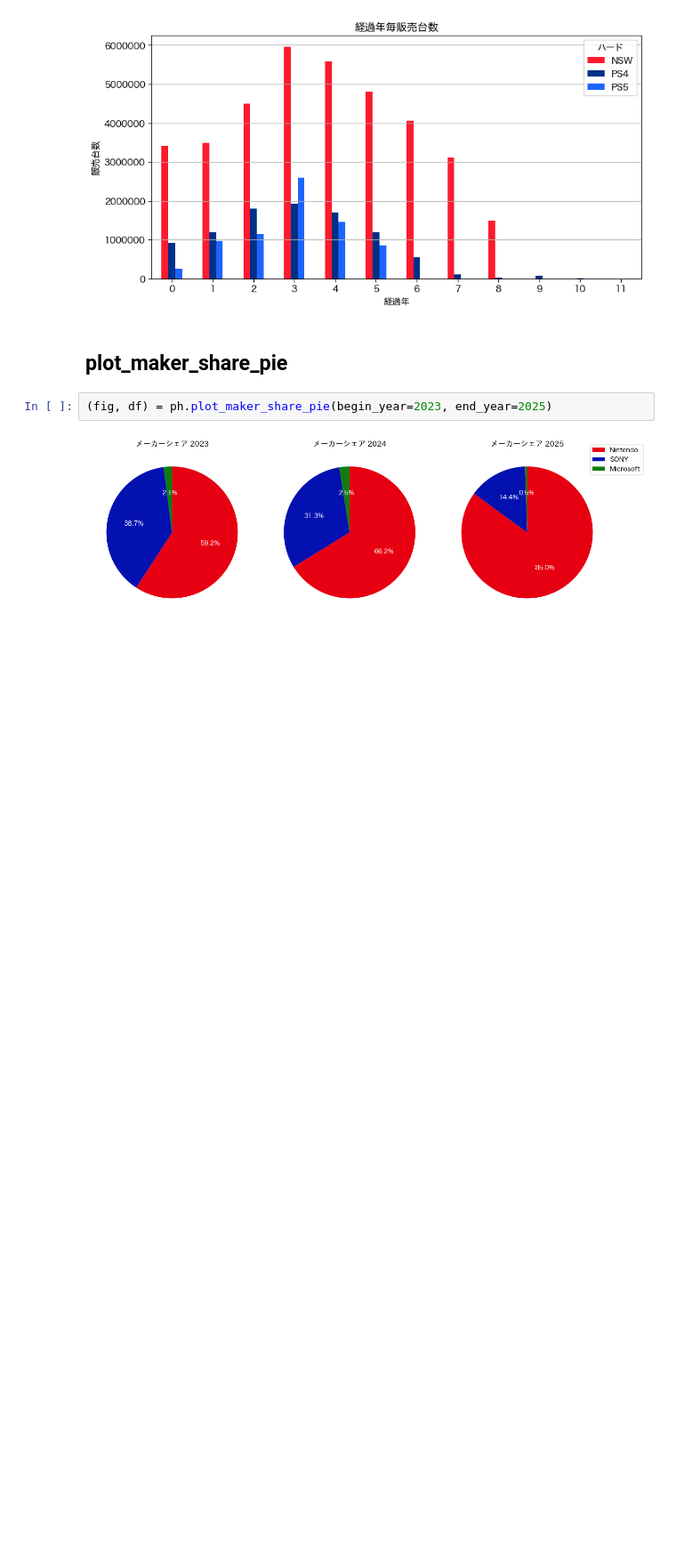
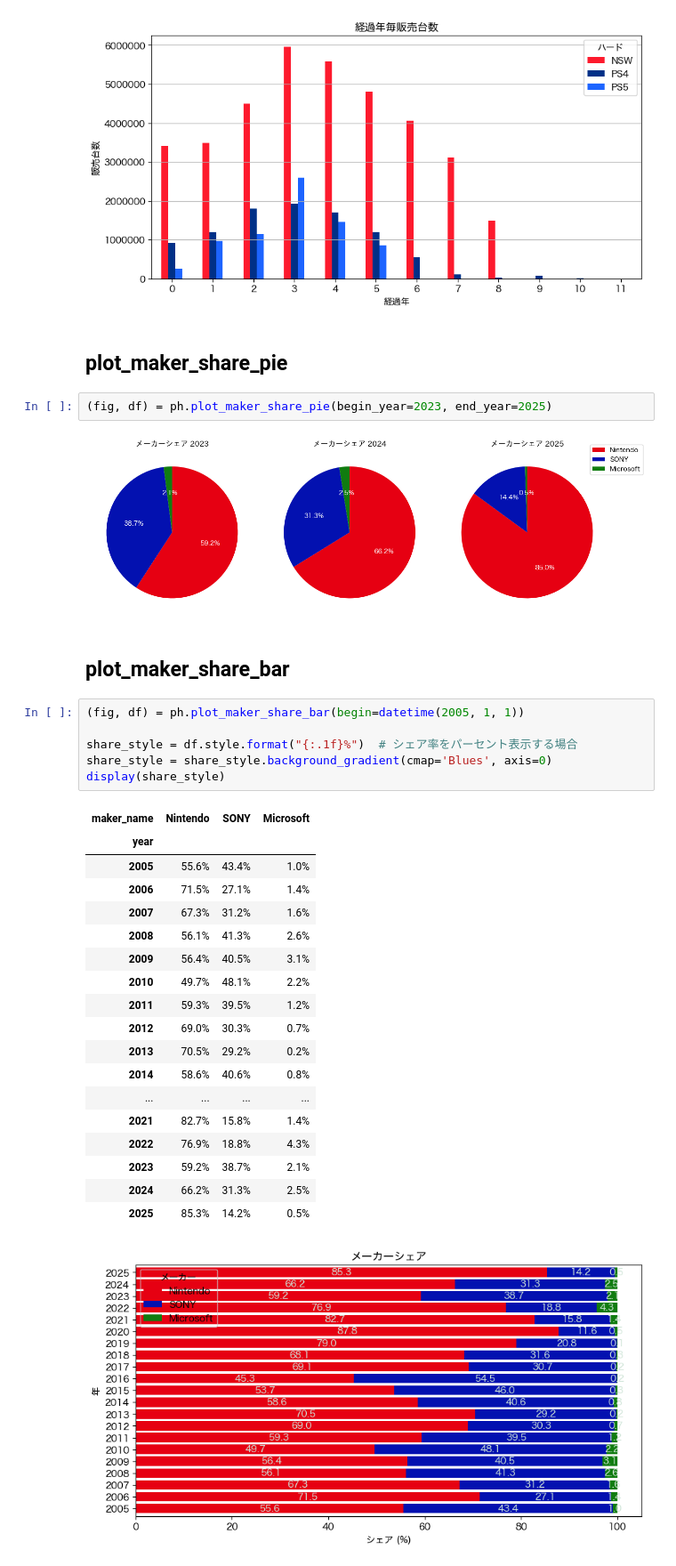
Before and after one commit to hidenden/gamedata, a Jupyter notebook: notebook/example/plot_bar_example.ipynb, the cells around one changed output. Shown at 89% size. Cells and saved outputs as stored; diff of their text form; blank space fills up the shorter version.

Commit message:
Add plot_maker_share_bar() Fixes #159

```diff
--- a/notebook/example/plot_bar_example.ipynb
+++ b/notebook/example/plot_bar_example.ipynb
@@ -85,3 +81,31 @@ pmhy_df
 (fig, df) = ph.plot_maker_share_pie(begin_year=2023, end_year=2025)
 # %% [output]
 [figure]
+# %% [markdown]
+## plot_maker_share_bar
+# %%
+(fig, df) = ph.plot_maker_share_bar(begin=datetime(2005, 1, 1))
+
+share_style = df.style.format("{:.1f}%")  # シェア率をパーセント表示する場合
+share_style = share_style.background_gradient(cmap='Blues', axis=0)
+display(share_style)
+# %% [output]
+| maker_name | Nintendo | SONY | Microsoft |
+| year |  |  |  |
+| 2005 | 55.6% | 43.4% | 1.0% |
+| 2006 | 71.5% | 27.1% | 1.4% |
+| 2007 | 67.3% | 31.2% | 1.6% |
+| 2008 | 56.1% | 41.3% | 2.6% |
+| 2009 | 56.4% | 40.5% | 3.1% |
+| 2010 | 49.7% | 48.1% | 2.2% |
+| 2011 | 59.3% | 39.5% | 1.2% |
+| 2012 | 69.0% | 30.3% | 0.7% |
+| 2013 | 70.5% | 29.2% | 0.2% |
+| 2014 | 58.6% | 40.6% | 0.8% |
+| ... | ... | ... | ... |
+| 2021 | 82.7% | 15.8% | 1.4% |
+| 2022 | 76.9% | 18.8% | 4.3% |
+| 2023 | 59.2% | 38.7% | 2.1% |
+| 2024 | 66.2% | 31.3% | 2.5% |
+| 2025 | 85.3% | 14.2% | 0.5% |
+[figure, added]
```
Also changed, not shown: parts of 2 cells of this notebook, 5 other files.
